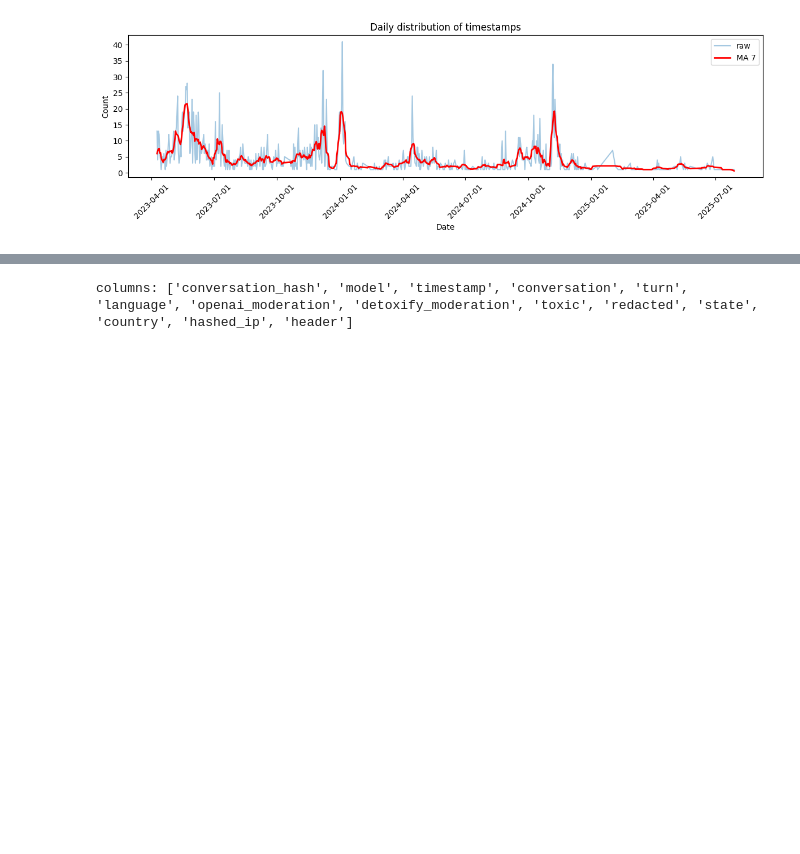
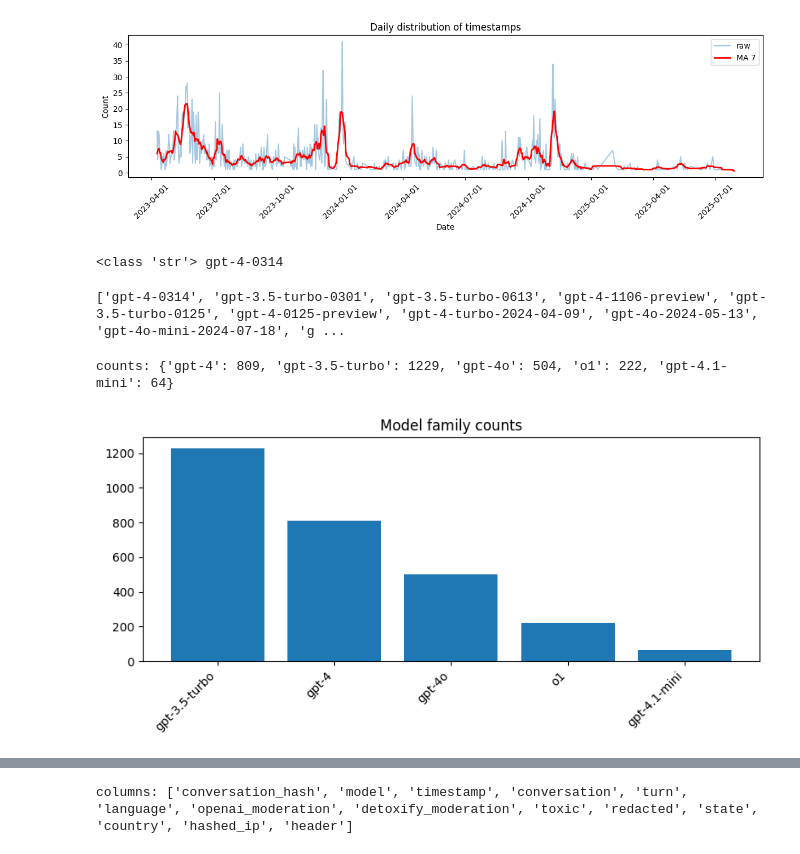
Before and after one commit to Wj-huang-sust/GPT-Data, a Jupyter notebook: DataProcessing.ipynb, the cells around one changed output, grey strips where cells are left out. Saved outputs shown, nothing was run; the diff lists cells and outputs as text; code cells hidden in the pictures; blank space fills up the shorter version.

```diff
--- a/DataProcessing.ipynb
+++ b/DataProcessing.ipynb
@@ -167,3 +160,50 @@ plt.tight_layout()
 plt.show()
 # %% [output]
 [figure]
+# %%
+sample = result_ds[0]
+print(type(sample.get("model")), sample.get("model"))
+print(result_ds.unique("model"))
+print(type(sample.get("turn")), sample.get("turn"))
+# %% [output]
+<class 'str'> gpt-4-0314
+['gpt-4-0314', 'gpt-3.5-turbo-0301', 'gpt-3.5-turbo-0613', 'gpt-4-1106-preview', 'gpt-3.5-turbo-0125', 'gpt-4-0125-preview', 'gpt-4-turbo-2024-04-09', 'gpt-4o-2024-05-13', 'gpt-4o-mini-2024-07-18', 'g ...
+# %%
+from collections import Counter
+import matplotlib.pyplot as plt
+
+def model_family(name):
+    if not name:
+        return "other"
+    n = name.lower()
+    if n.startswith("gpt-4o"):
+        return "gpt-4o"
+    if n.startswith("gpt-3.5"):
+        return "gpt-3.5-turbo"
+    if n.startswith("gpt-4.1"):
+        return "gpt-4.1-mini"
+    if n.startswith("gpt-4"):
+        return "gpt-4"
+    if n.startswith("o1"):
+        return "o1"
+    return "other"
+
+cnt = Counter()
+batch_size = 10000
+n = len(result_ds)
+for start in range(0, n, batch_size):
+    vals = result_ds[start:start+batch_size]["model"]
+    cnt.update(model_family(v) for v in vals)
+
+print("counts:", dict(cnt))
+
+labels, values = zip(*cnt.most_common())
+plt.figure(figsize=(8,4))
+plt.bar(labels, values, color="C0")
+plt.xticks(rotation=45, ha="right")
+plt.title("Model family counts")
+plt.tight_layout()
+plt.show()
+# %% [output]
+counts: {'gpt-4': 809, 'gpt-3.5-turbo': 1229, 'gpt-4o': 504, 'o1': 222, 'gpt-4.1-mini': 64}
+[figure, added]
```
Also changed, not shown: parts of 15 cells of this notebook.
